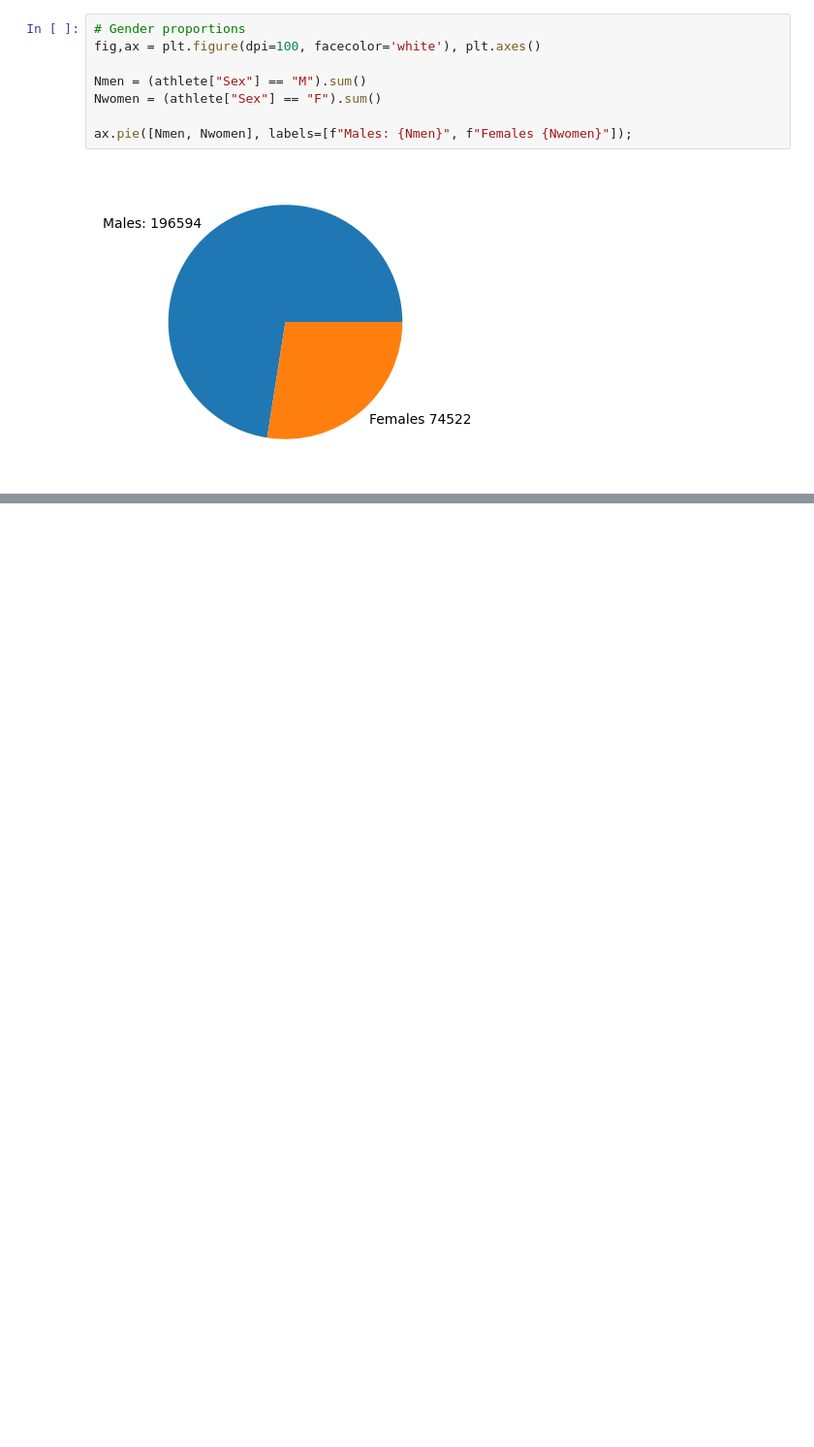
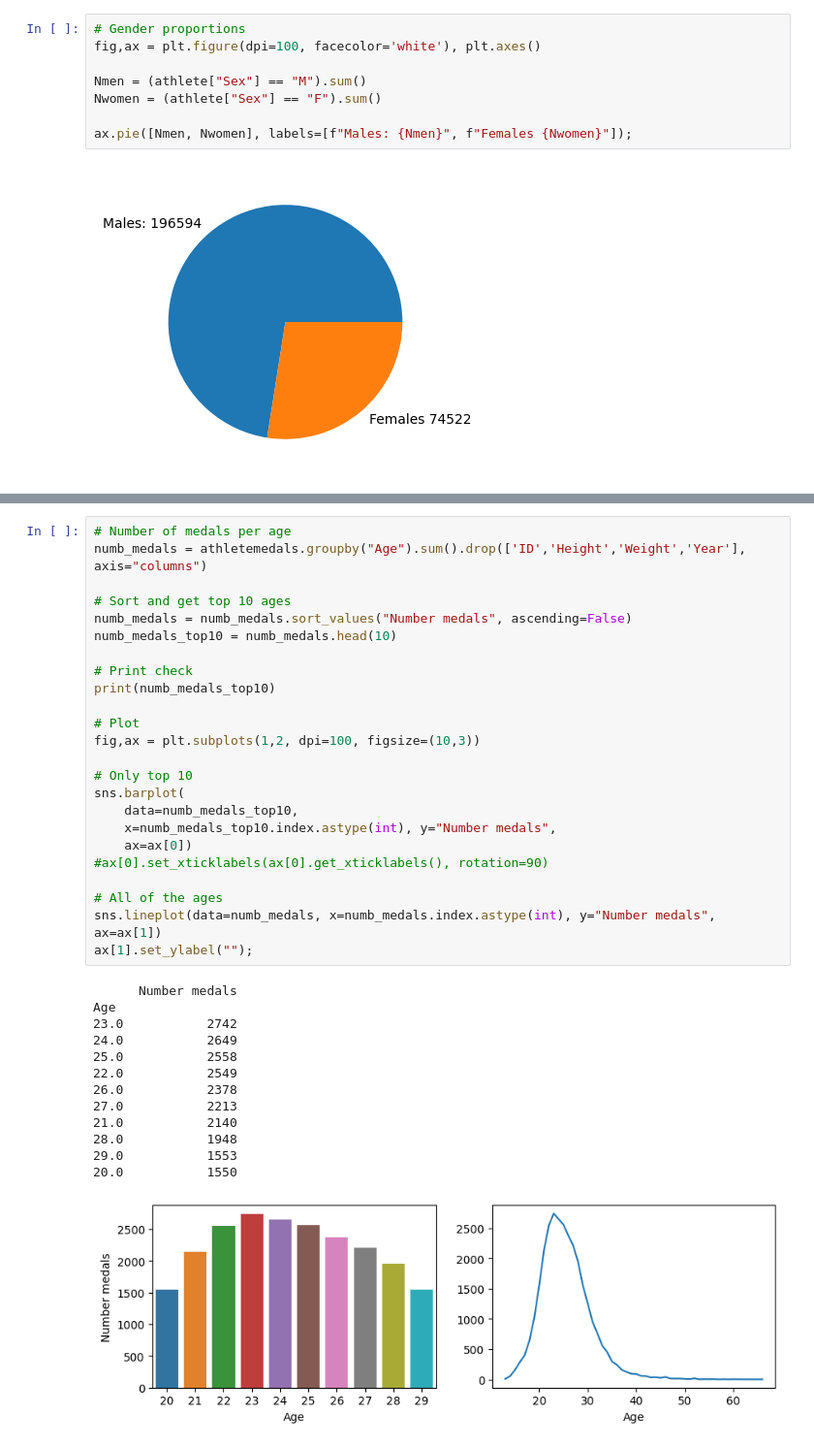
Before and after one commit to yuna-liu/Databehandling-OS-Yuna-Joachim, a Jupyter notebook: Q0_J.ipynb, the cells around one changed output, grey strips where cells are left out. Shown: that part at 97% size. Drawn from its saved outputs; the diff is of its cells as text; blank space fills up the shorter version.

```diff
--- a/Q0_J.ipynb
+++ b/Q0_J.ipynb
@@ -284,0 +299,38 @@ athlete.head()
+# %%
+# Number of medals per age
+numb_medals = athletemedals.groupby("Age").sum().drop(['ID','Height','Weight','Year'], axis="columns")
+
+# Sort and get top 10 ages
+numb_medals = numb_medals.sort_values("Number medals", ascending=False)
+numb_medals_top10 = numb_medals.head(10)
+
+# Print check
+print(numb_medals_top10)
+
+# Plot
+fig,ax = plt.subplots(1,2, dpi=100, figsize=(10,3))
+
+# Only top 10
+sns.barplot(
+    data=numb_medals_top10,
+    x=numb_medals_top10.index.astype(int), y="Number medals",
+    ax=ax[0])
+#ax[0].set_xticklabels(ax[0].get_xticklabels(), rotation=90)
+
+# All of the ages
+sns.lineplot(data=numb_medals, x=numb_medals.index.astype(int), y="Number medals", ax=ax[1])
+ax[1].set_ylabel("");
+# %% [output]
+      Number medals
+Age
+23.0           2742
+24.0           2649
+25.0           2558
+22.0           2549
+26.0           2378
+27.0           2213
+21.0           2140
+28.0           1948
+29.0           1553
+20.0           1550
+[figure, added]
```
Also changed, not shown: parts of 3 cells of this notebook.
